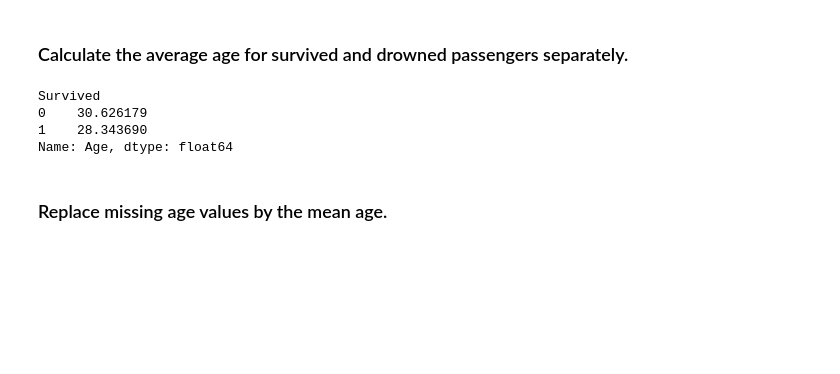
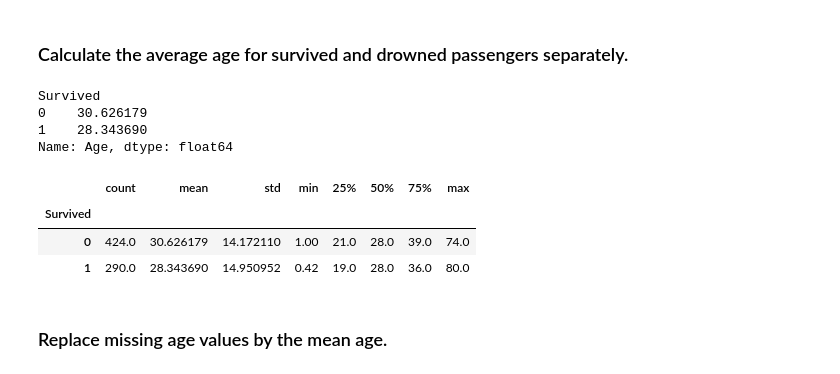
Before and after one commit to julisep/SPICEDbootcamp, a Jupyter notebook: Week_02/Titanic/exploratory_data_analysis.ipynb, the cells around one changed output. Cells and saved outputs as stored; diff of their text form; code cells hidden in the pictures; blank space fills up the shorter version.

```diff
--- a/Week_02/Titanic/exploratory_data_analysis.ipynb
+++ b/Week_02/Titanic/exploratory_data_analysis.ipynb
@@ -132,5 +148,13 @@ Survived
 0    30.626179
 1    28.343690
 Name: Age, dtype: float64
+# %%
+# use .describe to get more information
+train.groupby('Survived')['Age'].describe()
+# %% [output]
+|  | count | mean | std | min | 25% | 50% | 75% | max |
+| Survived |  |  |  |  |  |  |  |  |
+| 0 | 424.0 | 30.626179 | 14.172110 | 1.00 | 21.0 | 28.0 | 39.0 | 74.0 |
+| 1 | 290.0 | 28.343690 | 14.950952 | 0.42 | 19.0 | 28.0 | 36.0 | 80.0 |
 # %% [markdown]
 ### Replace missing age values by the mean age.
```
Also changed, not shown: parts of 5 cells of this notebook, 3 other files.
